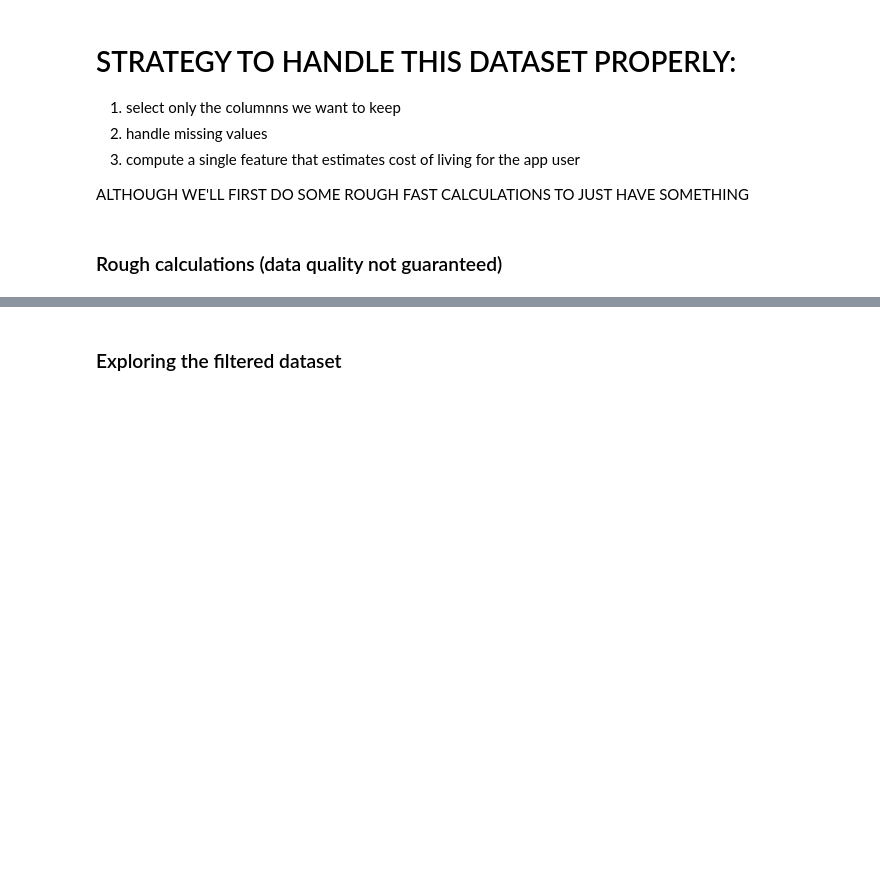
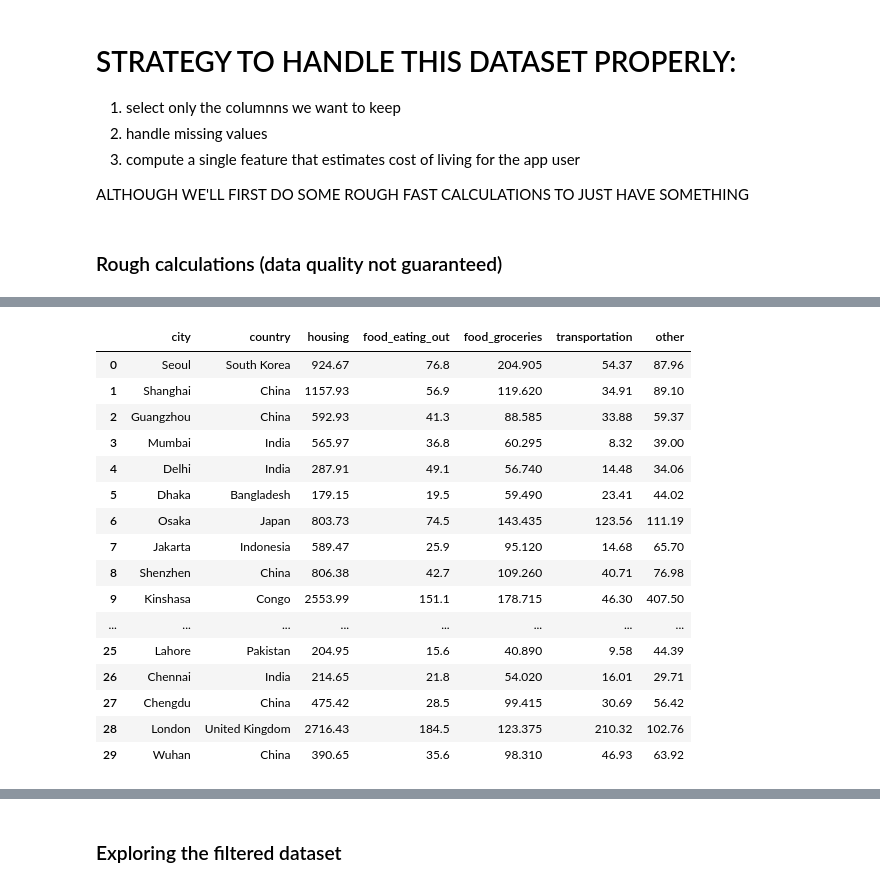
Before and after one commit to Brgtt07/project_ics, a Jupyter notebook: notebooks/cost_of_living_processing.ipynb, the cells around one changed output, grey strips where cells are left out. Cells and saved outputs as stored; diff of their text form; code cells hidden in the pictures; blank space fills up the shorter version.

```diff
--- a/notebooks/cost_of_living_processing.ipynb
+++ b/notebooks/cost_of_living_processing.ipynb
@@ -134,3 +136,24 @@ result.head(30)
+# %%
+#let's also take a look at the single categories to check if they make sense
+df[['city', 'country', 'housing', 'food_eating_out', 'food_groceries', 'transportation', 'other']].head(30)
+# %% [output]
+|  | city | country | housing | food_eating_out | food_groceries | transportation | other |
+| 0 | Seoul | South Korea | 924.67 | 76.8 | 204.905 | 54.37 | 87.96 |
+| 1 | Shanghai | China | 1157.93 | 56.9 | 119.620 | 34.91 | 89.10 |
+| 2 | Guangzhou | China | 592.93 | 41.3 | 88.585 | 33.88 | 59.37 |
+| 3 | Mumbai | India | 565.97 | 36.8 | 60.295 | 8.32 | 39.00 |
+| 4 | Delhi | India | 287.91 | 49.1 | 56.740 | 14.48 | 34.06 |
+| 5 | Dhaka | Bangladesh | 179.15 | 19.5 | 59.490 | 23.41 | 44.02 |
+| 6 | Osaka | Japan | 803.73 | 74.5 | 143.435 | 123.56 | 111.19 |
+| 7 | Jakarta | Indonesia | 589.47 | 25.9 | 95.120 | 14.68 | 65.70 |
+| 8 | Shenzhen | China | 806.38 | 42.7 | 109.260 | 40.71 | 76.98 |
+| 9 | Kinshasa | Congo | 2553.99 | 151.1 | 178.715 | 46.30 | 407.50 |
+| ... | ... | ... | ... | ... | ... | ... | ... |
+| 25 | Lahore | Pakistan | 204.95 | 15.6 | 40.890 | 9.58 | 44.39 |
+| 26 | Chennai | India | 214.65 | 21.8 | 54.020 | 16.01 | 29.71 |
+| 27 | Chengdu | China | 475.42 | 28.5 | 99.415 | 30.69 | 56.42 |
+| 28 | London | United Kingdom | 2716.43 | 184.5 | 123.375 | 210.32 | 102.76 |
+| 29 | Wuhan | China | 390.65 | 35.6 | 98.310 | 46.93 | 63.92 |
 # %%
 country_level_cost_expense = result.groupby('country').agg(
     average_monthly_cost=('monthly_cost', 'mean'),
```
Also changed, not shown: parts of 3 cells of this notebook, 1 other file.
